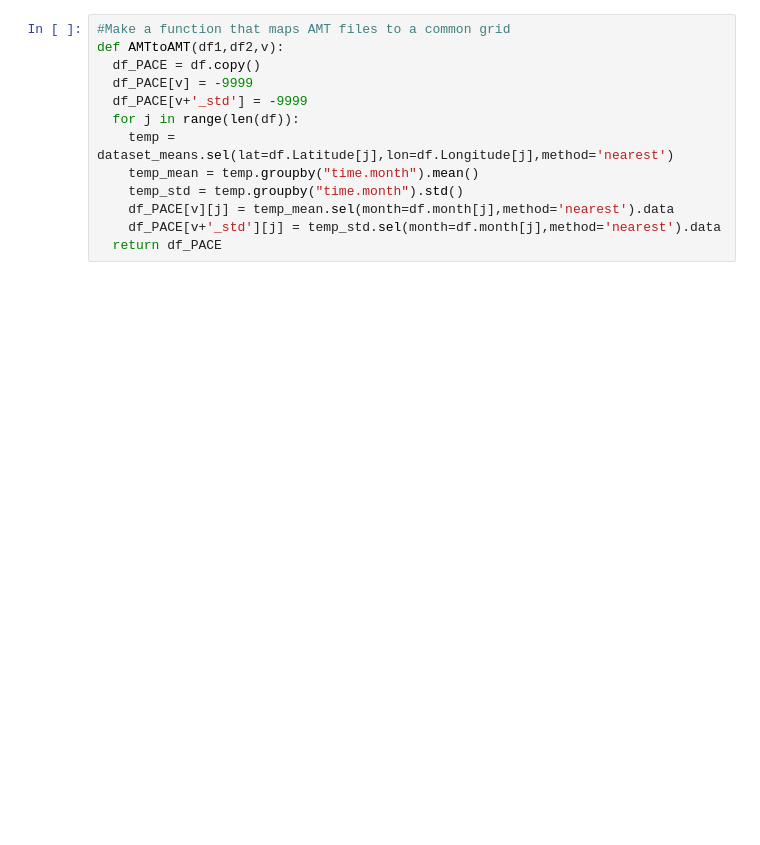
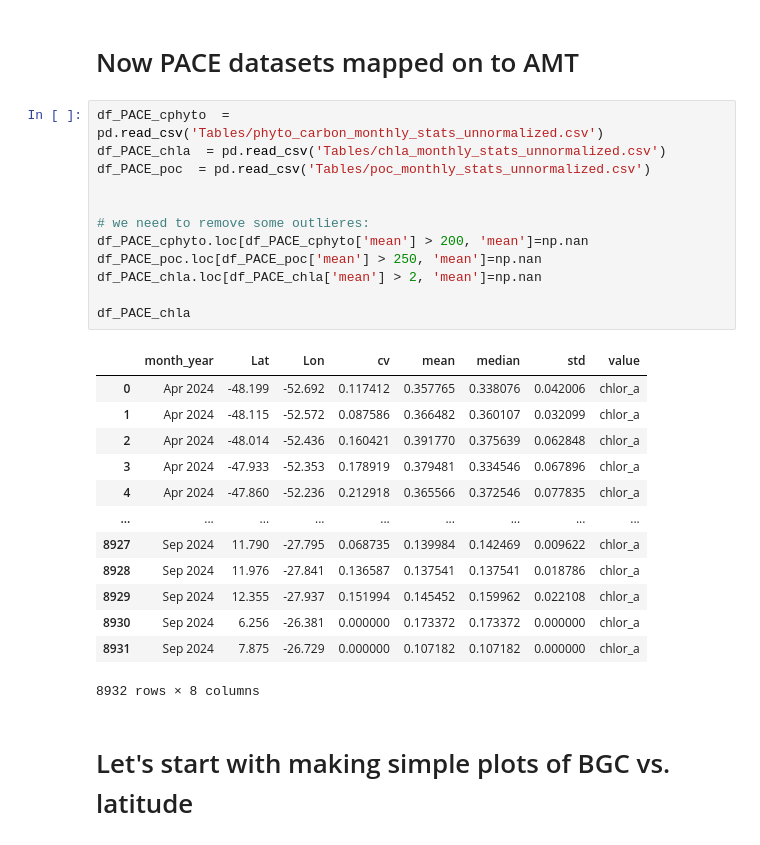
Before and after one commit to pedmondlerner/phytoSTEW, a Jupyter notebook: Team/plerner/phytoSTEW_PCA_AMTmatchups.ipynb, the cells around one changed output. Drawn from its saved outputs; the diff is of its cells as text; blank space fills up the shorter version.

```diff
--- a/Team/plerner/phytoSTEW_PCA_AMTmatchups.ipynb
+++ b/Team/plerner/phytoSTEW_PCA_AMTmatchups.ipynb
@@ -57,13 +35,30 @@ ds_cphpyto_AMT
-# %%
-#Make a function that maps AMT files to a common grid
-def AMTtoAMT(df1,df2,v):
-  df_PACE = df.copy()
-  df_PACE[v] = -9999
-  df_PACE[v+'_std'] = -9999
-  for j in range(len(df)):
-    temp = dataset_means.sel(lat=df.Latitude[j],lon=df.Longitude[j],method='nearest')
-    temp_mean = temp.groupby("time.month").mean()
-    temp_std = temp.groupby("time.month").std()
-    df_PACE[v][j] = temp_mean.sel(month=df.month[j],method='nearest').data
-    df_PACE[v+'_std'][j] = temp_std.sel(month=df.month[j],method='nearest').data
-  return df_PACE
+# %% [markdown]
+# Now PACE datasets mapped on to AMT
+# %%
+df_PACE_cphyto  = pd.read_csv('Tables/phyto_carbon_monthly_stats_unnormalized.csv')
+df_PACE_chla  = pd.read_csv('Tables/chla_monthly_stats_unnormalized.csv')
+df_PACE_poc  = pd.read_csv('Tables/poc_monthly_stats_unnormalized.csv')
+
+
+# we need to remove some outlieres:
+df_PACE_cphyto.loc[df_PACE_cphyto['mean'] > 200, 'mean']=np.nan
+df_PACE_poc.loc[df_PACE_poc['mean'] > 250, 'mean']=np.nan
+df_PACE_chla.loc[df_PACE_chla['mean'] > 2, 'mean']=np.nan
+
+df_PACE_chla
+# %% [output]
+|  | month_year | Lat | Lon | cv | mean | median | std | value |
+| 0 | Apr 2024 | -48.199 | -52.692 | 0.117412 | 0.357765 | 0.338076 | 0.042006 | chlor_a |
+| 1 | Apr 2024 | -48.115 | -52.572 | 0.087586 | 0.366482 | 0.360107 | 0.032099 | chlor_a |
+| 2 | Apr 2024 | -48.014 | -52.436 | 0.160421 | 0.391770 | 0.375639 | 0.062848 | chlor_a |
+| 3 | Apr 2024 | -47.933 | -52.353 | 0.178919 | 0.379481 | 0.334546 | 0.067896 | chlor_a |
+| 4 | Apr 2024 | -47.860 | -52.236 | 0.212918 | 0.365566 | 0.372546 | 0.077835 | chlor_a |
+| ... | ... | ... | ... | ... | ... | ... | ... | ... |
+| 8927 | Sep 2024 | 11.790 | -27.795 | 0.068735 | 0.139984 | 0.142469 | 0.009622 | chlor_a |
+| 8928 | Sep 2024 | 11.976 | -27.841 | 0.136587 | 0.137541 | 0.137541 | 0.018786 | chlor_a |
+| 8929 | Sep 2024 | 12.355 | -27.937 | 0.151994 | 0.145452 | 0.159962 | 0.022108 | chlor_a |
+| 8930 | Sep 2024 | 6.256 | -26.381 | 0.000000 | 0.173372 | 0.173372 | 0.000000 | chlor_a |
+| 8931 | Sep 2024 | 7.875 | -26.729 | 0.000000 | 0.107182 | 0.107182 | 0.000000 | chlor_a |
+8932 rows × 8 columns
+# %% [markdown]
+# Let's start with making simple plots of BGC vs. latitude
```
Also changed, not shown: parts of 15 cells of this notebook, 2 other files.
